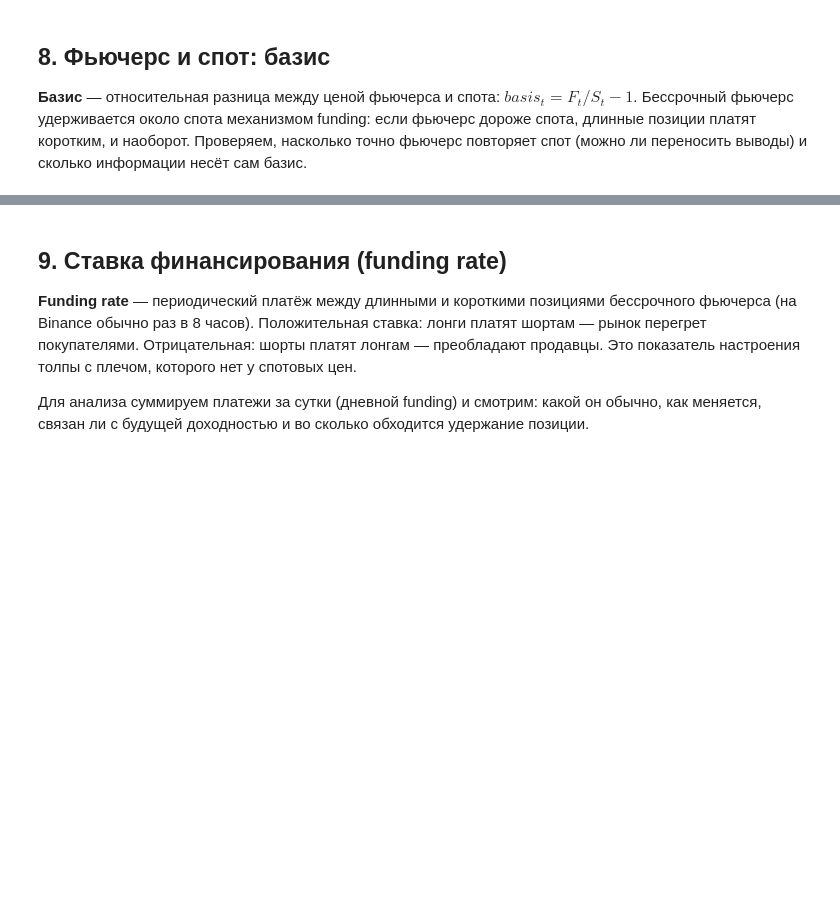
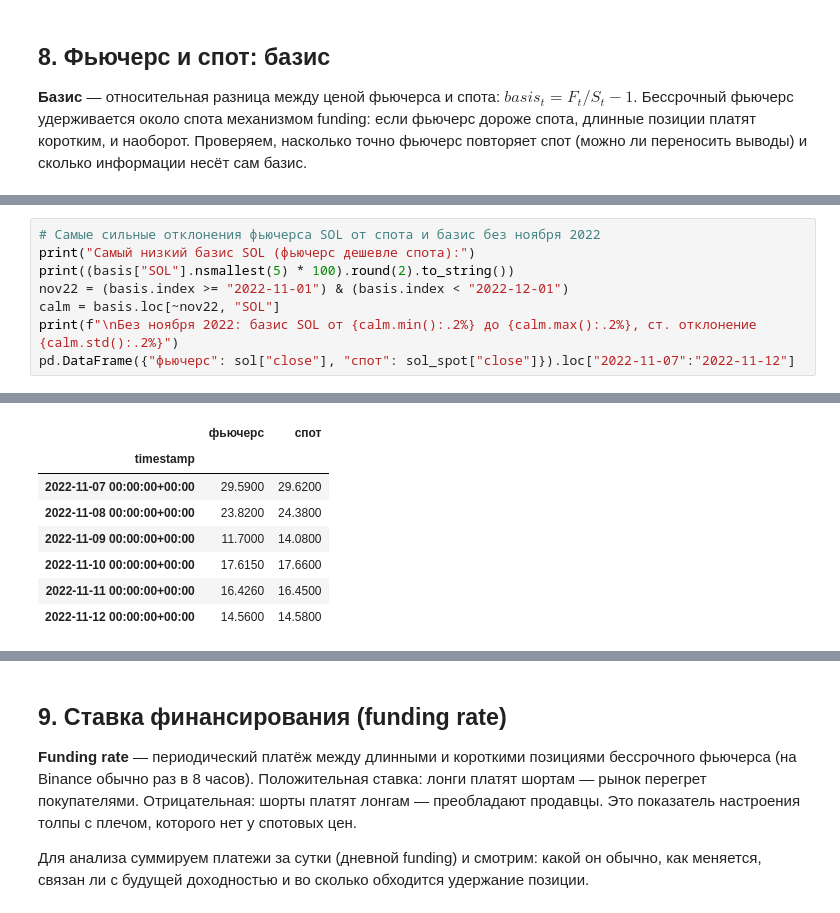
Before and after one commit to NiELlsee/crypto-price-prediction, a Jupyter notebook: notebooks/01_eda.ipynb, the cells around one changed output, grey strips where cells are left out. Drawn from its saved outputs; the diff is of its cells as text; blank space fills up the shorter version.

```diff
--- a/notebooks/01_eda.ipynb
+++ b/notebooks/01_eda.ipynb
@@ -478,0 +622,9 @@ tracking
+# %%
+# Самые сильные отклонения фьючерса SOL от спота и базис без ноября 2022
+print("Самый низкий базис SOL (фьючерс дешевле спота):")
+print((basis["SOL"].nsmallest(5) * 100).round(2).to_string())
+nov22 = (basis.index >= "2022-11-01") & (basis.index < "2022-12-01")
+calm = basis.loc[~nov22, "SOL"]
+print(f"\nБез ноября 2022: базис SOL от {calm.min():.2%} до {calm.max():.2%}, ст. отклонение {calm.std():.2%}")
+pd.DataFrame({"фьючерс": sol["close"], "спот": sol_spot["close"]}).loc["2022-11-07":"2022-11-12"]
+# %% [output]
@@ -479 +640,9 @@ tracking
+|  | фьючерс | спот |
+| timestamp |  |  |
+| 2022-11-07 00:00:00+00:00 | 29.5900 | 29.6200 |
+| 2022-11-08 00:00:00+00:00 | 23.8200 | 24.3800 |
+| 2022-11-09 00:00:00+00:00 | 11.7000 | 14.0800 |
+| 2022-11-10 00:00:00+00:00 | 17.6150 | 17.6600 |
+| 2022-11-11 00:00:00+00:00 | 16.4260 | 16.4500 |
+| 2022-11-12 00:00:00+00:00 | 14.5600 | 14.5800 |
 # %% [markdown]
```
Also changed, not shown: parts of 41 cells of this notebook, 1 other file.
